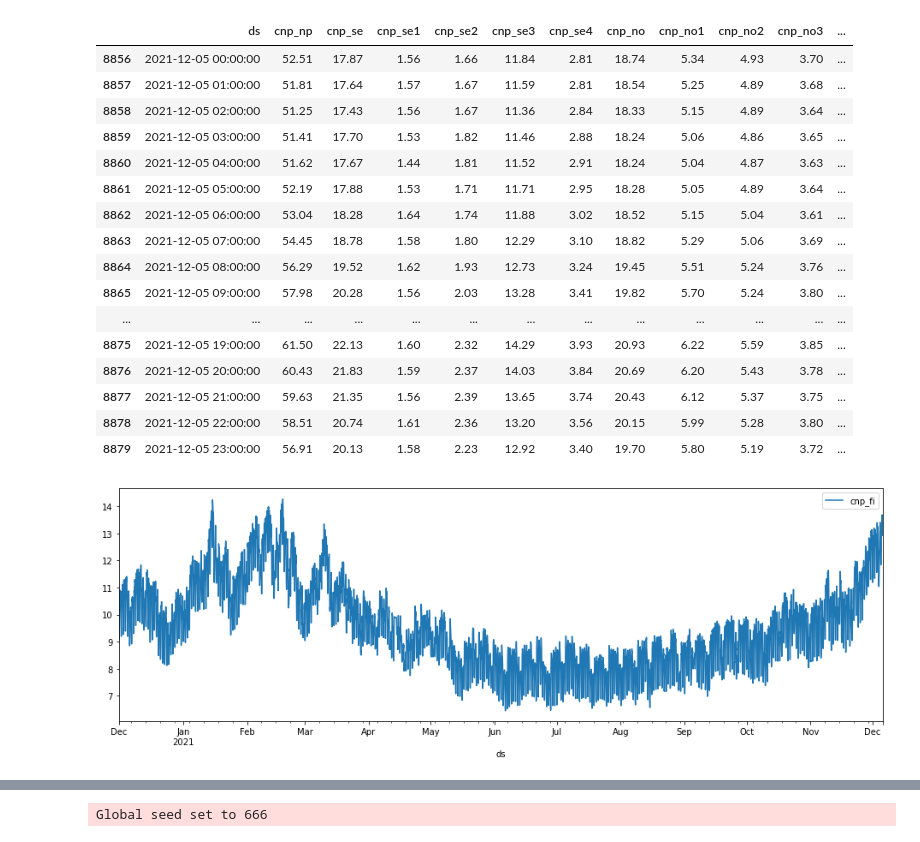
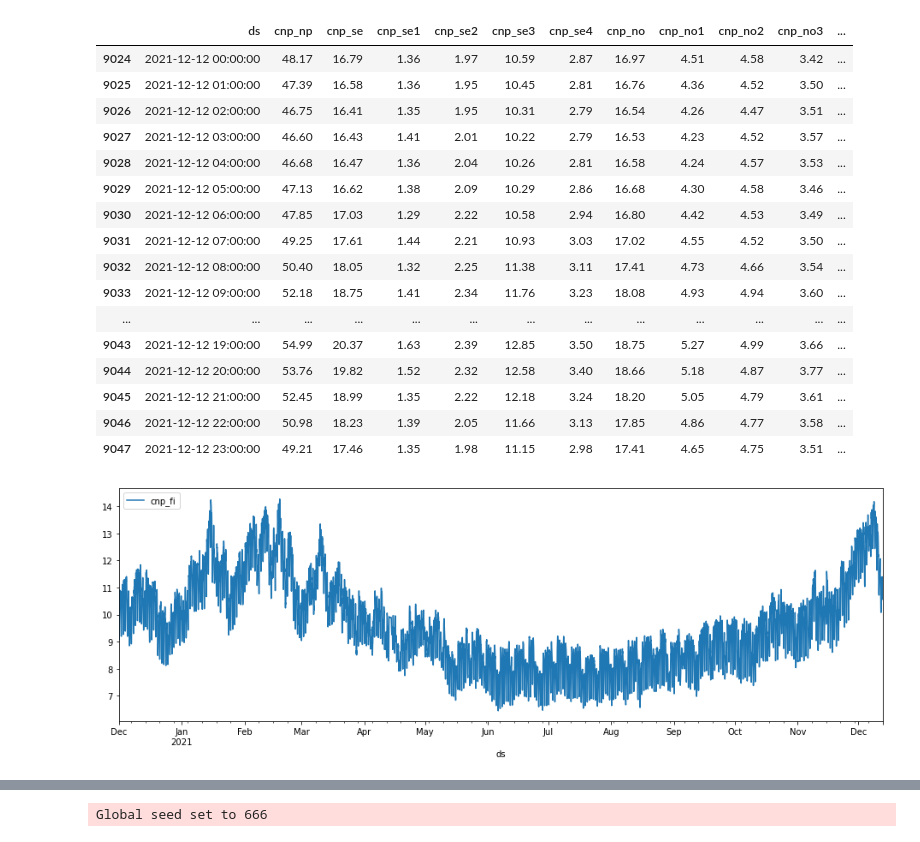
Before and after one commit to Skalolom/zone_cnp_forecasting, a Jupyter notebook: deepar_forecasting_model.ipynb, the cells around one changed output, grey strips where cells are left out. Drawn from its saved outputs; the diff is of its cells as text; code cells hidden in the pictures.

Commit message:
added some improvements to forecasting models

```diff
--- a/deepar_forecasting_model.ipynb
+++ b/deepar_forecasting_model.ipynb
@@ -24,51 +232,51 @@ column_names = [
     'cnp_dk', 'cnp_dk1', 'cnp_dk2',
     'cnp_fi'
 ]
 
 history_start_date = datetime(year=2020, month=12, day=1)
-history_end_date = datetime(year=2021, month=11, day=28)
-forecast_end_date = datetime(year=2021, month=12, day=5)
+history_end_date = datetime(year=2021, month=12, day=5)
+forecast_end_date = datetime(year=2021, month=12, day=12)
 
 request = {
     "series": ','.join(data_series),
     'interval': 'hour',
     'start': history_start_date.strftime('%Y-%m-%d'),
     'end': forecast_end_date.strftime('%Y-%m-%d'),
     'token': '8ycj3jSf2DJZOtX',
     #'token': '7EMf0VCcZxcIdBy',
     'emptydata': 'yes',
     'currency': '',
     'dateFormat': 'nbno',
     'numberFormat': 'nothousandsdot',
     'fileformat': 'csv',
     'headers': 'no'
 }
 
 dataUrl = f'https://syspower5.skm.no/api/webquery/execute?{url.urlencode(request)}'
 data = pd.read_csv(dataUrl, sep=';', index_col=0, parse_dates=True, dayfirst=True,
                    header=None, names = ['ds'] + column_names).interpolate().reset_index()
 
 data.plot(x='ds', y='cnp_fi', figsize=(16, 5))
 data.tail(24)
 # %% [output]
 |  | ds | cnp_np | cnp_se | cnp_se1 | cnp_se2 | cnp_se3 | cnp_se4 | cnp_no | cnp_no1 | cnp_no2 | cnp_no3 | ... |
-| 8856 | 2021-12-05 00:00:00 | 52.51 | 17.87 | 1.56 | 1.66 | 11.84 | 2.81 | 18.74 | 5.34 | 4.93 | 3.70 | ... |
-| 8857 | 2021-12-05 01:00:00 | 51.81 | 17.64 | 1.57 | 1.67 | 11.59 | 2.81 | 18.54 | 5.25 | 4.89 | 3.68 | ... |
-| 8858 | 2021-12-05 02:00:00 | 51.25 | 17.43 | 1.56 | 1.67 | 11.36 | 2.84 | 18.33 | 5.15 | 4.89 | 3.64 | ... |
-| 8859 | 2021-12-05 03:00:00 | 51.41 | 17.70 | 1.53 | 1.82 | 11.46 | 2.88 | 18.24 | 5.06 | 4.86 | 3.65 | ... |
-| 8860 | 2021-12-05 04:00:00 | 51.62 | 17.67 | 1.44 | 1.81 | 11.52 | 2.91 | 18.24 | 5.04 | 4.87 | 3.63 | ... |
-| 8861 | 2021-12-05 05:00:00 | 52.19 | 17.88 | 1.53 | 1.71 | 11.71 | 2.95 | 18.28 | 5.05 | 4.89 | 3.64 | ... |
-| 8862 | 2021-12-05 06:00:00 | 53.04 | 18.28 | 1.64 | 1.74 | 11.88 | 3.02 | 18.52 | 5.15 | 5.04 | 3.61 | ... |
-| 8863 | 2021-12-05 07:00:00 | 54.45 | 18.78 | 1.58 | 1.80 | 12.29 | 3.10 | 18.82 | 5.29 | 5.06 | 3.69 | ... |
-| 8864 | 2021-12-05 08:00:00 | 56.29 | 19.52 | 1.62 | 1.93 | 12.73 | 3.24 | 19.45 | 5.51 | 5.24 | 3.76 | ... |
-| 8865 | 2021-12-05 09:00:00 | 57.98 | 20.28 | 1.56 | 2.03 | 13.28 | 3.41 | 19.82 | 5.70 | 5.24 | 3.80 | ... |
+| 9024 | 2021-12-12 00:00:00 | 48.17 | 16.79 | 1.36 | 1.97 | 10.59 | 2.87 | 16.97 | 4.51 | 4.58 | 3.42 | ... |
+| 9025 | 2021-12-12 01:00:00 | 47.39 | 16.58 | 1.36 | 1.95 | 10.45 | 2.81 | 16.76 | 4.36 | 4.52 | 3.50 | ... |
+| 9026 | 2021-12-12 02:00:00 | 46.75 | 16.41 | 1.35 | 1.95 | 10.31 | 2.79 | 16.54 | 4.26 | 4.47 | 3.51 | ... |
+| 9027 | 2021-12-12 03:00:00 | 46.60 | 16.43 | 1.41 | 2.01 | 10.22 | 2.79 | 16.53 | 4.23 | 4.52 | 3.57 | ... |
+| 9028 | 2021-12-12 04:00:00 | 46.68 | 16.47 | 1.36 | 2.04 | 10.26 | 2.81 | 16.58 | 4.24 | 4.57 | 3.53 | ... |
+| 9029 | 2021-12-12 05:00:00 | 47.13 | 16.62 | 1.38 | 2.09 | 10.29 | 2.86 | 16.68 | 4.30 | 4.58 | 3.46 | ... |
+| 9030 | 2021-12-12 06:00:00 | 47.85 | 17.03 | 1.29 | 2.22 | 10.58 | 2.94 | 16.80 | 4.42 | 4.53 | 3.49 | ... |
+| 9031 | 2021-12-12 07:00:00 | 49.25 | 17.61 | 1.44 | 2.21 | 10.93 | 3.03 | 17.02 | 4.55 | 4.52 | 3.50 | ... |
+| 9032 | 2021-12-12 08:00:00 | 50.40 | 18.05 | 1.32 | 2.25 | 11.38 | 3.11 | 17.41 | 4.73 | 4.66 | 3.54 | ... |
+| 9033 | 2021-12-12 09:00:00 | 52.18 | 18.75 | 1.41 | 2.34 | 11.76 | 3.23 | 18.08 | 4.93 | 4.94 | 3.60 | ... |
 | ... | ... | ... | ... | ... | ... | ... | ... | ... | ... | ... | ... | ... |
-| 8875 | 2021-12-05 19:00:00 | 61.50 | 22.13 | 1.60 | 2.32 | 14.29 | 3.93 | 20.93 | 6.22 | 5.59 | 3.85 | ... |
-| 8876 | 2021-12-05 20:00:00 | 60.43 | 21.83 | 1.59 | 2.37 | 14.03 | 3.84 | 20.69 | 6.20 | 5.43 | 3.78 | ... |
-| 8877 | 2021-12-05 21:00:00 | 59.63 | 21.35 | 1.56 | 2.39 | 13.65 | 3.74 | 20.43 | 6.12 | 5.37 | 3.75 | ... |
-| 8878 | 2021-12-05 22:00:00 | 58.51 | 20.74 | 1.61 | 2.36 | 13.20 | 3.56 | 20.15 | 5.99 | 5.28 | 3.80 | ... |
-| 8879 | 2021-12-05 23:00:00 | 56.91 | 20.13 | 1.58 | 2.23 | 12.92 | 3.40 | 19.70 | 5.80 | 5.19 | 3.72 | ... |
+| 9043 | 2021-12-12 19:00:00 | 54.99 | 20.37 | 1.63 | 2.39 | 12.85 | 3.50 | 18.75 | 5.27 | 4.99 | 3.66 | ... |
+| 9044 | 2021-12-12 20:00:00 | 53.76 | 19.82 | 1.52 | 2.32 | 12.58 | 3.40 | 18.66 | 5.18 | 4.87 | 3.77 | ... |
+| 9045 | 2021-12-12 21:00:00 | 52.45 | 18.99 | 1.35 | 2.22 | 12.18 | 3.24 | 18.20 | 5.05 | 4.79 | 3.61 | ... |
+| 9046 | 2021-12-12 22:00:00 | 50.98 | 18.23 | 1.39 | 2.05 | 11.66 | 3.13 | 17.85 | 4.86 | 4.77 | 3.58 | ... |
+| 9047 | 2021-12-12 23:00:00 | 49.21 | 17.46 | 1.35 | 1.98 | 11.15 | 2.98 | 17.41 | 4.65 | 4.75 | 3.51 | ... |
-[figure, old version]
+[figure, new version]
 # %%
 data_series_exog = [
     'SMHITEMPFI_F', 'SMHITEMPSE_F', 'SMHITEMPNO_F', 'SMHITEMPNP_F', 'SMHITEMPDK_F'
```
Also changed, not shown: parts of 16 cells of this notebook, 1 other file.
